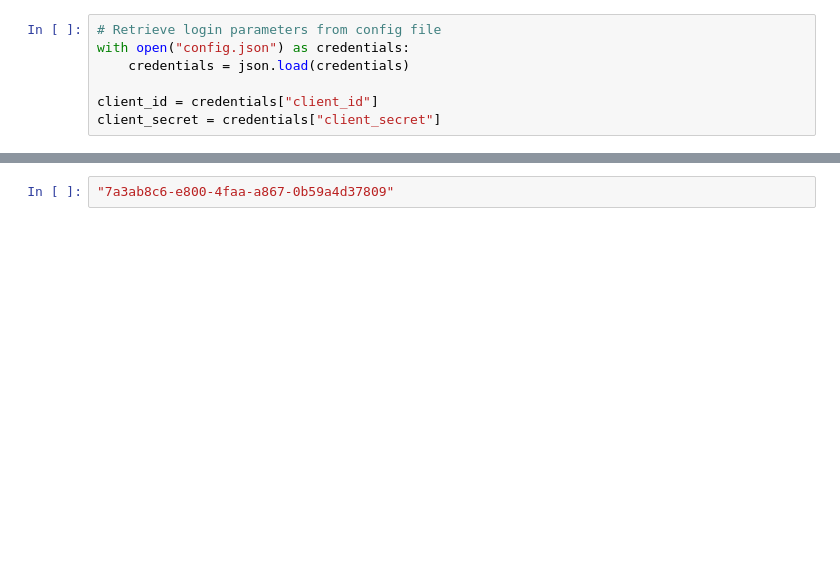
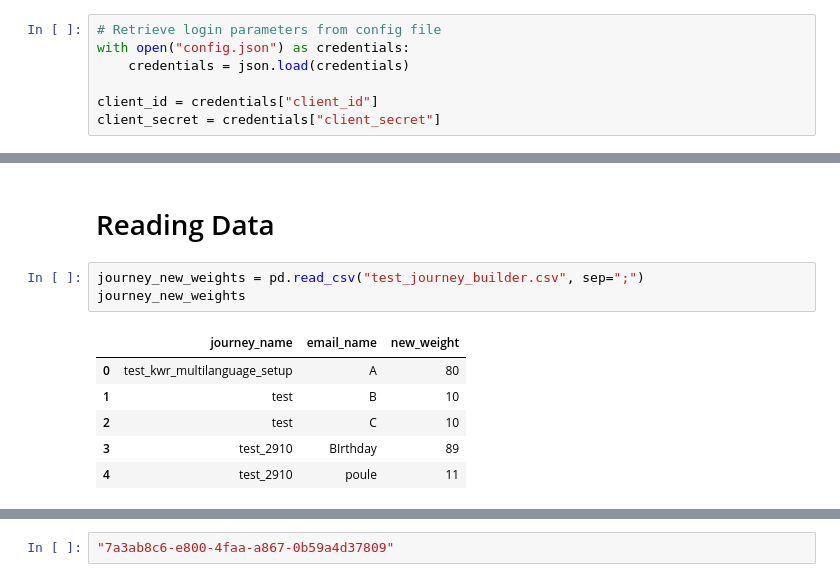
Before and after one commit to quentinb28/journey-builder-api, a Jupyter notebook: Journey Builder API class.ipynb, the cells around one changed output, grey strips where cells are left out. Saved outputs shown, nothing was run; the diff lists cells and outputs as text; blank space fills up the shorter version.

```diff
--- a/Journey Builder API class.ipynb
+++ b/Journey Builder API class.ipynb
@@ -210,0 +210,12 @@ class JourneyBuilder:
+# %% [markdown]
+# Reading Data
+# %%
+journey_new_weights = pd.read_csv("test_journey_builder.csv", sep=";")
+journey_new_weights
+# %% [output]
+|  | journey_name | email_name | new_weight |
+| 0 | test_kwr_multilanguage_setup | A | 80 |
+| 1 | test | B | 10 |
+| 2 | test | C | 10 |
+| 3 | test_2910 | BIrthday | 89 |
+| 4 | test_2910 | poule | 11 |
```
Also changed, not shown: parts of 28 cells of this notebook, 1 other file.
